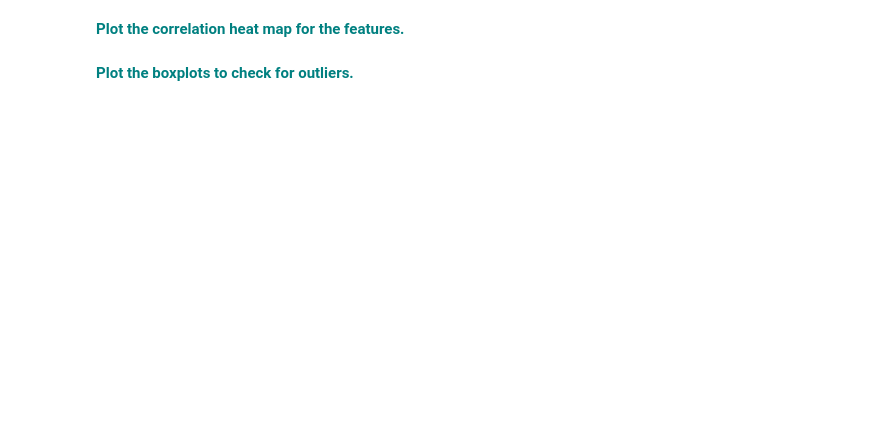
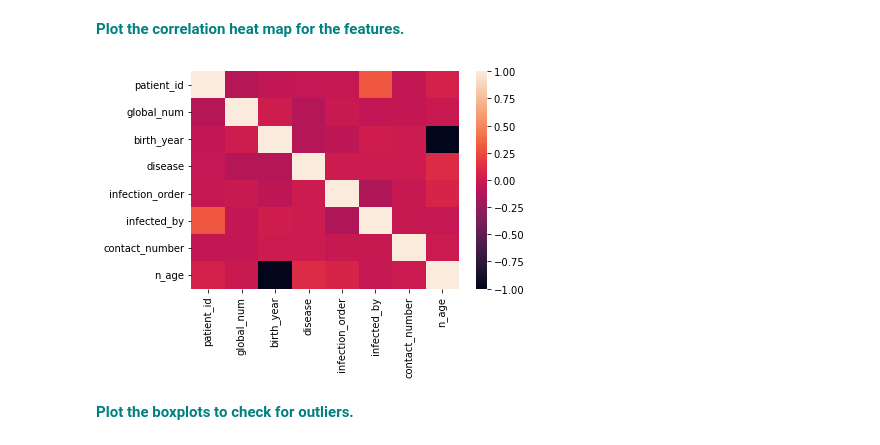
Before and after one commit to GwenToves/SpringBoard, a Jupyter notebook: Supervised Learning Case Studies/RandomForest Covid Case Study_06302020/RandomForest_casestudy_covid19.ipynb, the cells around one changed output. Cells and saved outputs as stored; diff of their text form; code cells hidden in the pictures; blank space fills up the shorter version.

Commit message:
update to random forest case study

```diff
--- a/Supervised Learning Case Studies/RandomForest Covid Case Study_06302020/RandomForest_casestudy_covid19.ipynb
+++ b/Supervised Learning Case Studies/RandomForest Covid Case Study_06302020/RandomForest_casestudy_covid19.ipynb
@@ -206,0 +210,6 @@ memory usage: 329.4+ KB
+# %%
+# mode columns: age, state, city, infection_case
+mode_cols = ['age', 'state', 'city', 'infection_case', 'sex']
+df[mode_cols] = df[mode_cols].fillna(df[mode_cols].mode().iloc[0])
+# why do I need this heckin 0 and iloc, I don't get that at all. If you do a series with fillna and mode
+# you need to do df['col'].mode()[0]
@@ -206,0 +231,4 @@ memory usage: 329.4+ KB
+# %%
+# n_age - median
+df['n_age'] = 2020 - df['birth_year']
+df.loc[df['n_age'].isna() == True, 'n_age']
@@ -242,4 +374,8 @@ vn
 # %% [markdown]
 **<font color='teal'> Plot the correlation heat map for the features.</font>**
+# %%
+sns.heatmap(df.corr());
+# %% [output]
+[figure, added]
 # %% [markdown]
 **<font color='teal'> Plot the boxplots to check for outliers. </font>**
```
Also changed, not shown: parts of 24 cells of this notebook.
